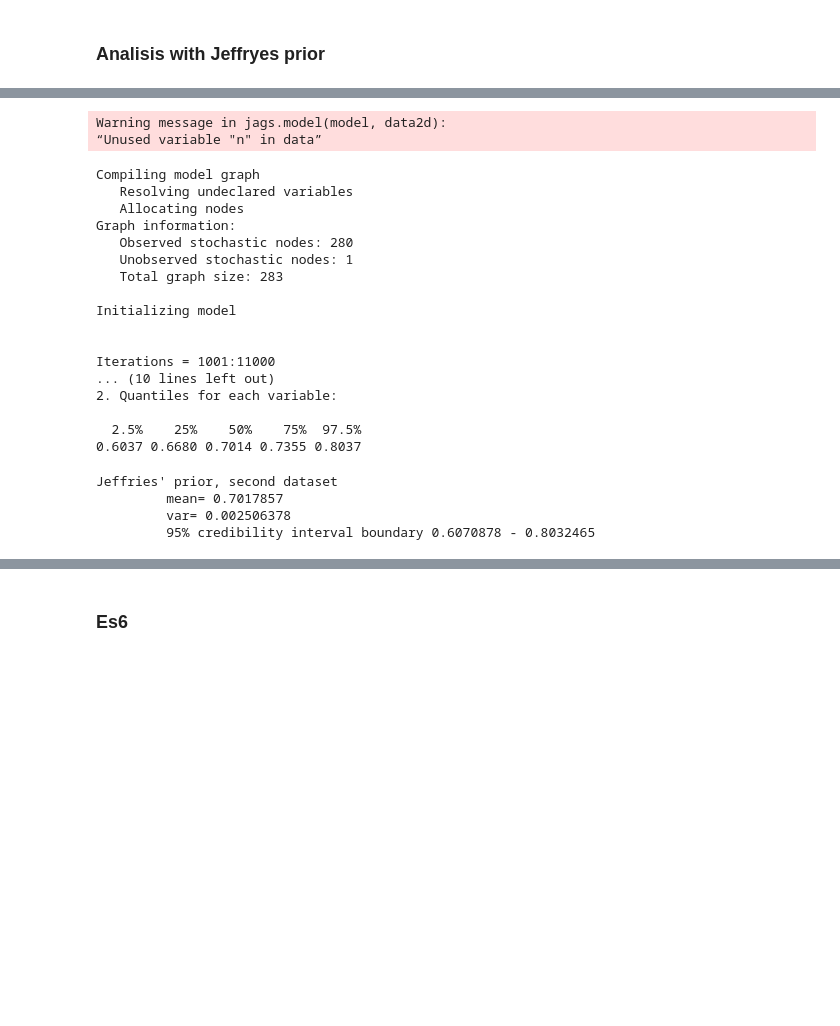
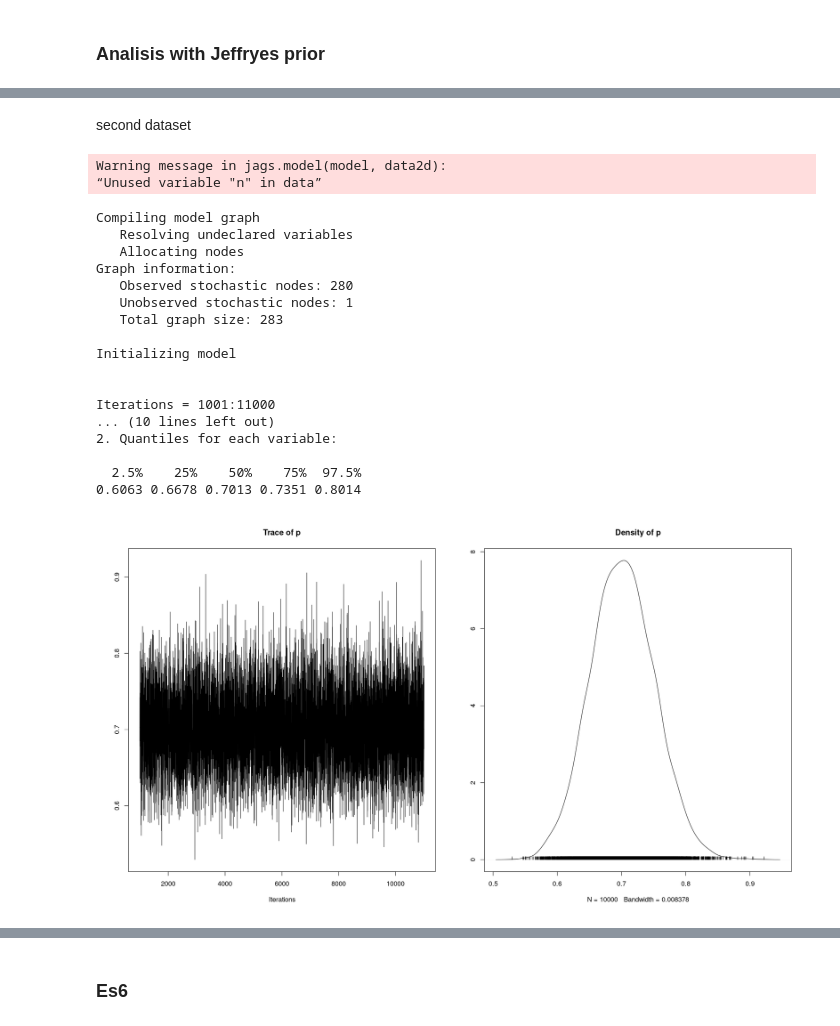
Before and after one commit to PietroCappelli/Advance_stat, a Jupyter notebook: Exercises/exercise06.ipynb, the cells around one changed output, grey strips where cells are left out. Cells and saved outputs as stored; diff of their text form; code cells hidden in the pictures; blank space fills up the shorter version.

```diff
--- a/Exercises/exercise06.ipynb
+++ b/Exercises/exercise06.ipynb
@@ -992,3 +1005,5 @@ Jeffires' prior, first dataset
+# %% [markdown]
+second dataset
 # %%
 data2d <- NULL
 data2d$alpha  <- 0.5
@@ -1000,8 +1015,8 @@ data2d$n <- n
 model <- "bug2.bug"
 jm <- jags.model(model,data2d)
 update(jm, 1000)
-chain <- coda.samples(jm, c("p"), n.iter=10000)
-print(summary(chain))
+chain_j2 <- coda.samples(jm, c("p"), n.iter=10000)
+print(summary(chain_j2))
 # %% [output]
 Warning message in jags.model(model, data2d):
 “Unused variable "n" in data”
@@ -1021,15 +1036,9 @@ Iterations = 1001:11000
 2. Quantiles for each variable:
 
   2.5%    25%    50%    75%  97.5%
-0.6037 0.6680 0.7014 0.7355 0.8037
+0.6063 0.6678 0.7013 0.7351 0.8014
-# %%
-cat("Jeffries' prior, second dataset \n")
-cat("\t mean=", mean_j2,"\n")
-cat("\t var=", var_j2,"\n")
-# cat("\t meadian=", median_j2,"\n")
-cat("\t 95% credibility interval boundary", j2_low,"-", j2_high,"\n")
-# %% [output]
-Jeffries' prior, second dataset
-         mean= 0.7017857
-         var= 0.002506378
-         95% credibility interval boundary 0.6070878 - 0.8032465
+# %%
+options(repr.plot.width=18, repr.plot.height=10)
+plot(chain_j2)
+# %% [output]
+[figure, added]
```
Also changed, not shown: parts of 22 cells of this notebook.
